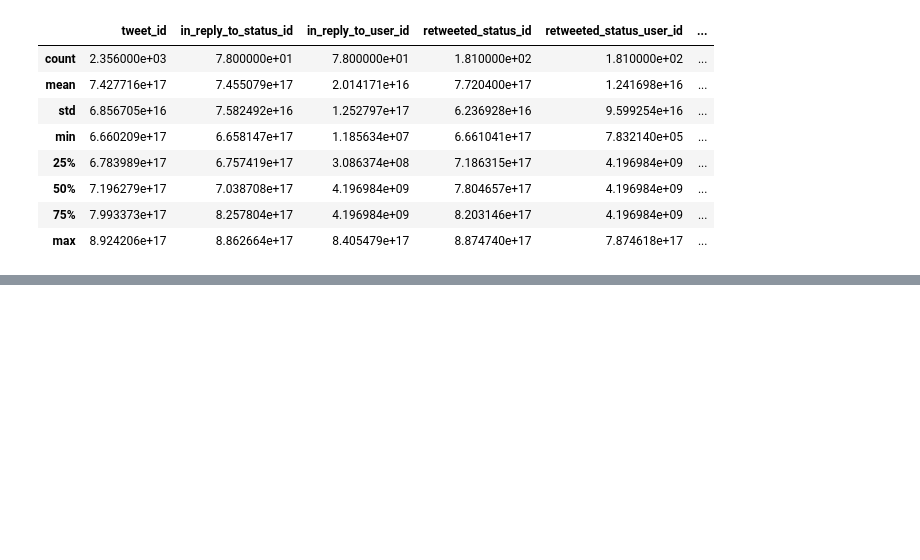
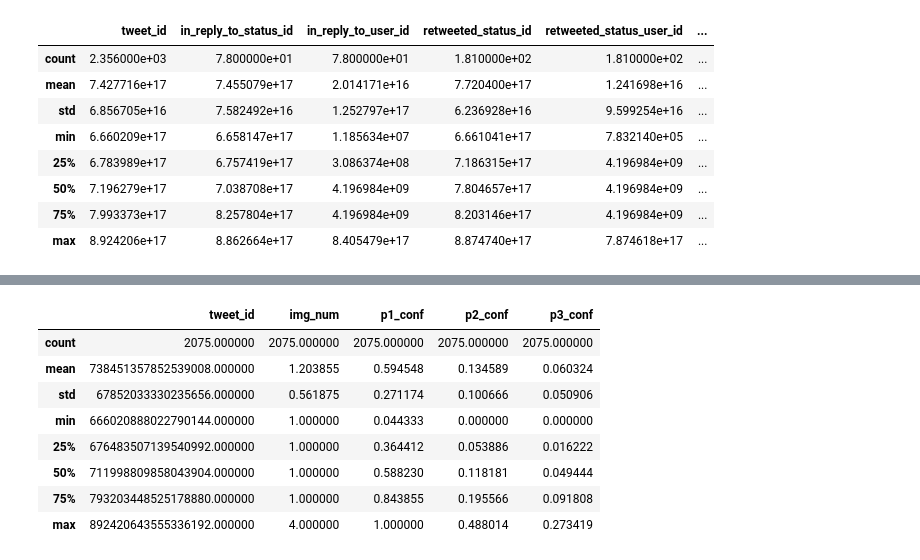
Before and after one commit to mayke-ilzu/data-analyst-nanodegree, a Jupyter notebook: projects/project-4-wrangling-and-analyze-data/notebooks/wrangle_act.ipynb, the cells around one changed output, grey strips where cells are left out. Saved outputs shown, nothing was run; the diff lists cells and outputs as text; code cells hidden in the pictures; blank space fills up the shorter version.

```diff
--- a/projects/project-4-wrangling-and-analyze-data/notebooks/wrangle_act.ipynb
+++ b/projects/project-4-wrangling-and-analyze-data/notebooks/wrangle_act.ipynb
@@ -402,0 +438,15 @@ df_twitter_enhanced.describe()
+# %%
+#Set option to suppress scientific notation
+pd.set_option('display.float_format', lambda x: '%.6f' % x)
+#Check describe
+df_twitter_img_pred.describe()
+# %% [output]
+|  | tweet_id | img_num | p1_conf | p2_conf | p3_conf |
+| count | 2075.000000 | 2075.000000 | 2075.000000 | 2075.000000 | 2075.000000 |
+| mean | 738451357852539008.000000 | 1.203855 | 0.594548 | 0.134589 | 0.060324 |
+| std | 67852033330235656.000000 | 0.561875 | 0.271174 | 0.100666 | 0.050906 |
+| min | 666020888022790144.000000 | 1.000000 | 0.044333 | 0.000000 | 0.000000 |
+| 25% | 676483507139540992.000000 | 1.000000 | 0.364412 | 0.053886 | 0.016222 |
+| 50% | 711998809858043904.000000 | 1.000000 | 0.588230 | 0.118181 | 0.049444 |
+| 75% | 793203448525178880.000000 | 1.000000 | 0.843855 | 0.195566 | 0.091808 |
+| max | 892420643555336192.000000 | 4.000000 | 1.000000 | 0.488014 | 0.273419 |
```
Also changed, not shown: parts of 15 cells of this notebook.
